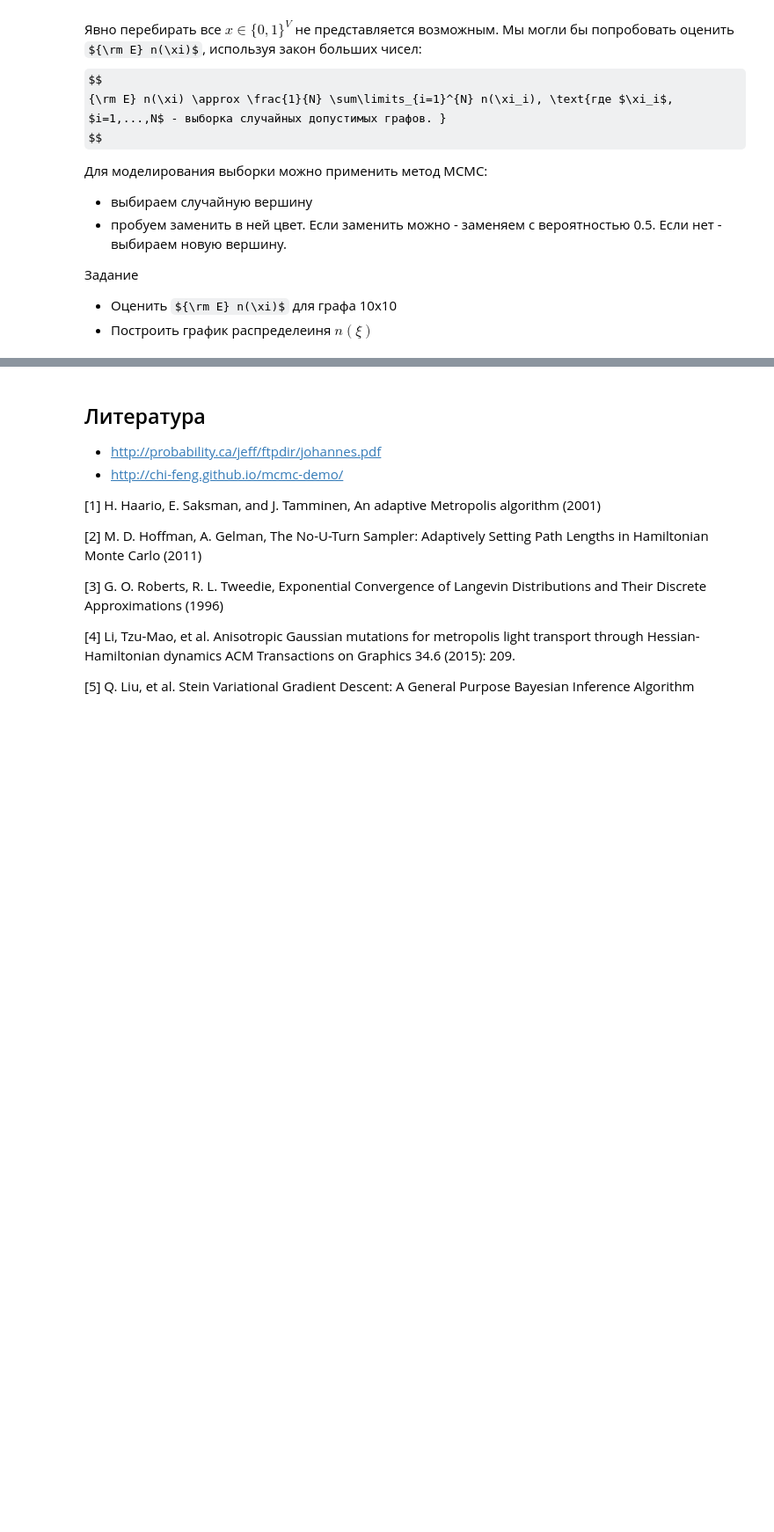
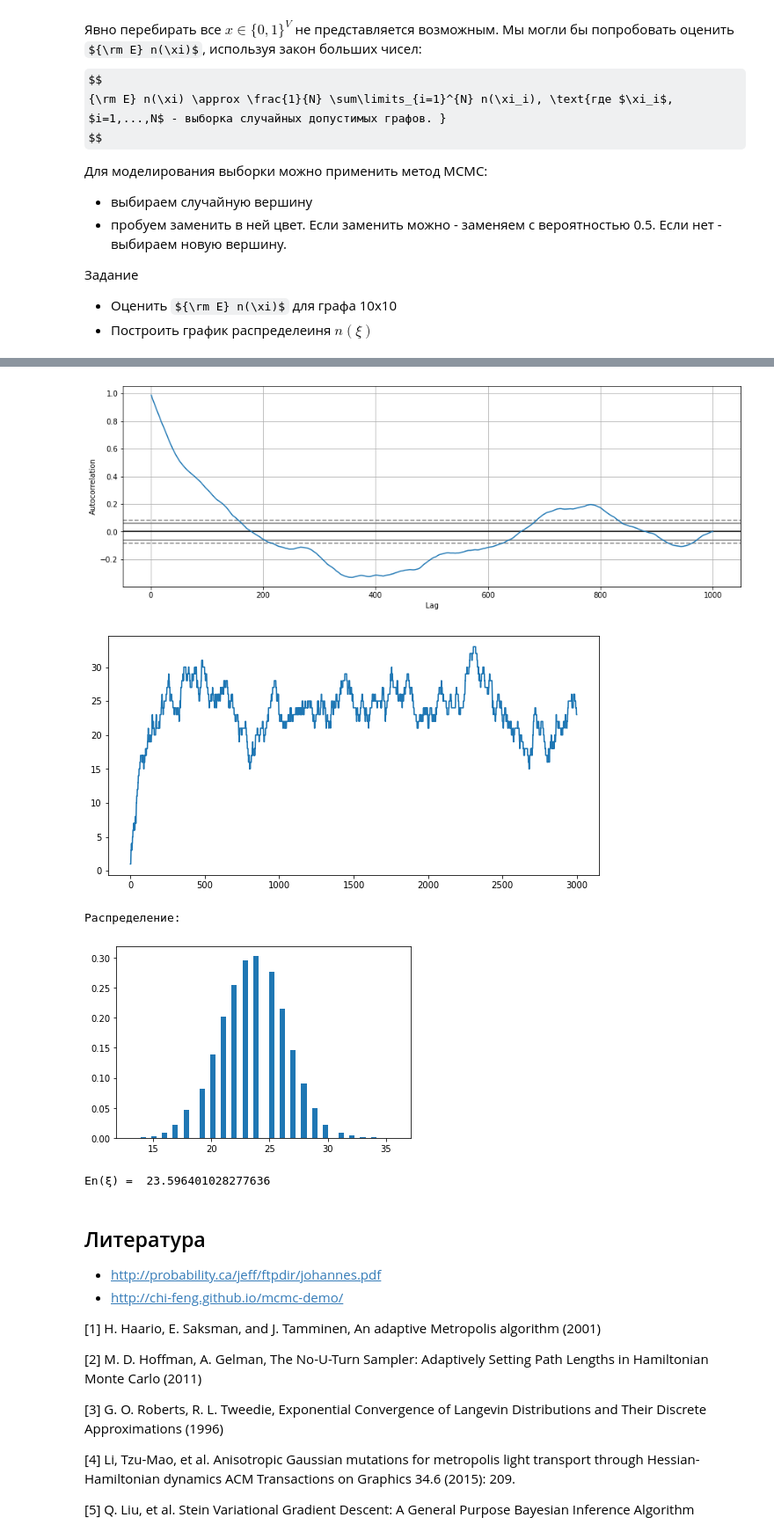
Before and after one commit to kirillpitsa/5sem_matprak, a Jupyter notebook: DZ_6.ipynb, the cells around one changed output, grey strips where cells are left out. Shown: that part at 88% size. Cells and saved outputs as stored; diff of their text form; code cells hidden in the pictures; some formulas as TeX source; blank space fills up the shorter version.

```diff
--- a/DZ_6.ipynb
+++ b/DZ_6.ipynb
@@ -511,3 +400,49 @@ samples = metroplis(a0, base_point, value, proposal, 15000)
+# %%
+n = 10
+graph = np.zeros((n+2,n+2)) #работаем с матрицей 12 на 12, граф - 10 на 10 внутри
+
+def step(start, i, j):
+  p = np.random.randint(2)
+  if start[i][j] == 1:
+    if p == 0:
+      start[i][j] = 0
+  if start[i][j] == 0:
+    counter = start[i][j+1] +  start[i][j-1] + start[i+1][j] + start[i-1][j]
+    if counter == 0: #можем перекрасить
+      if p == 1:
+        start[i][j] = 1
+  return start
+
+niter = 77777 #колво итераций
+sum_coloured = np.zeros(niter)
+for i in range(niter):
+  sum_coloured[i] = step(graph, np.random.randint(1,n+1), np.random.randint(1,n+1)).sum()
+
+#график зависимости (при 200 корреляция близка к 0)
+fig, ax = plt.subplots(1, figsize=(15, 5))
+fig.patch.set_facecolor('xkcd:white')
+pd.plotting.autocorrelation_plot(sum_coloured[:1000], ax=ax)
+plt.show()
+
+#сколько первых нужно отбросить
+fig = plt.figure(figsize=(10, 5))
+fig.patch.set_facecolor('xkcd:white')
+plt.plot(sum_coloured[:3000])
+plt.show()
+
+nburn = 100
+sum_coloured = sum_coloured[nburn:]
+print("Распределение: ")
+plt.hist(sum_coloured, bins = 50, density = True)
+plt.show()
+
+print("En(ξ) = ", np.mean(sum_coloured[::200]))
+# %% [output]
+[figure, added]
+[figure, added]
+Распределение:
+[figure, added]
+En(ξ) =  23.596401028277636
 # %% [markdown]
 ## Литература
 
```
Also changed, not shown: parts of 3 cells of this notebook.
